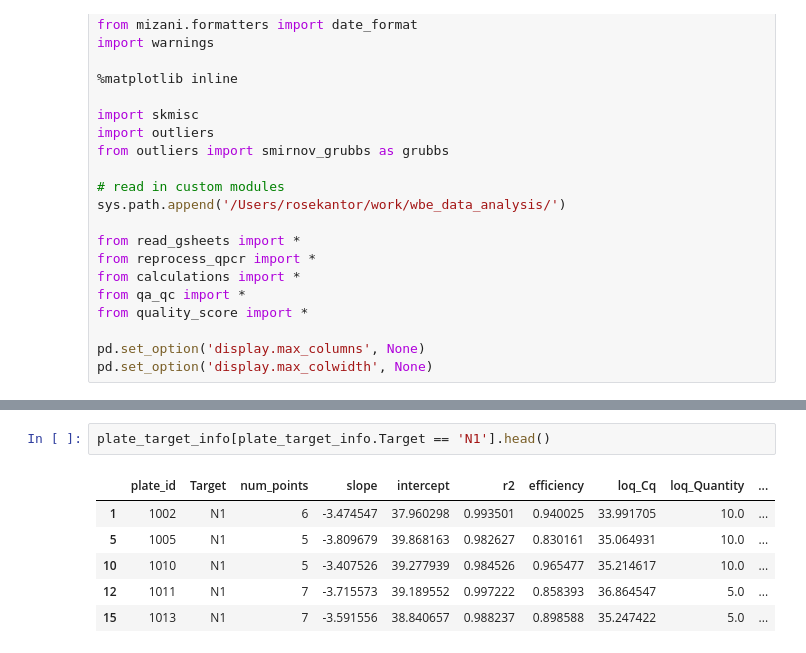
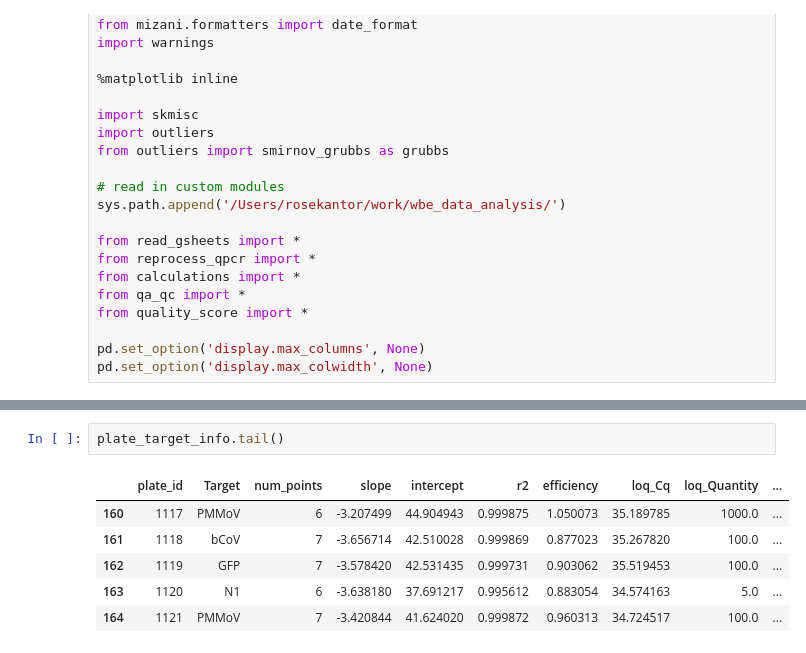
Before and after one commit to wastewaterlab/data_analysis, a Jupyter notebook: notebooks/testing_full_pipeline.ipynb, the cells around one changed output, grey strips where cells are left out. Drawn from its saved outputs; the diff is of its cells as text.

```diff
--- a/notebooks/testing_full_pipeline.ipynb
+++ b/notebooks/testing_full_pipeline.ipynb
@@ -130,13 +155,13 @@ sample_data_qpcr.head()
 | 2 | D_OSP_090120_1 | 1 | Unknown | [12.34061, 12.391810000000001, 12... | [334000000.0, 323000000.0, 319000... | [False, False, False] | [12.34061, 12.391810000000001, 12... | 12.380513 | ... |
 | 3 | D_SEP011_090120_1 | 1 | Unknown | [13.25419, 13.36752, 13.27834] | [182000000.0, 169000000.0, 179000... | [False, False, False] | [13.25419, 13.27834] | 13.300017 | ... |
 | 4 | D_SEP_RAW_090120_1 | 1 | Unknown | [13.359720000000001, 13.445279999... | [170000000.0, 160000000.0, 159000... | [False, False, False] | [13.359720000000001, 13.445279999... | 13.419417 | ... |
-# %%
-plate_target_info[plate_target_info.Target == 'N1'].head()
-# %% [output]
-|  | plate_id | Target | num_points | slope | intercept | r2 | efficiency | loq_Cq | loq_Quantity | ... |
-| 1 | 1002 | N1 | 6 | -3.474547 | 37.960298 | 0.993501 | 0.940025 | 33.991705 | 10.0 | ... |
-| 5 | 1005 | N1 | 5 | -3.809679 | 39.868163 | 0.982627 | 0.830161 | 35.064931 | 10.0 | ... |
-| 10 | 1010 | N1 | 5 | -3.407526 | 39.277939 | 0.984526 | 0.965477 | 35.214617 | 10.0 | ... |
-| 12 | 1011 | N1 | 7 | -3.715573 | 39.189552 | 0.997222 | 0.858393 | 36.864547 | 5.0 | ... |
-| 15 | 1013 | N1 | 7 | -3.591556 | 38.840657 | 0.988237 | 0.898588 | 35.247422 | 5.0 | ... |
+# %%
+plate_target_info.tail()
+# %% [output]
+|  | plate_id | Target | num_points | slope | intercept | r2 | efficiency | loq_Cq | loq_Quantity | ... |
+| 160 | 1117 | PMMoV | 6 | -3.207499 | 44.904943 | 0.999875 | 1.050073 | 35.189785 | 1000.0 | ... |
+| 161 | 1118 | bCoV | 7 | -3.656714 | 42.510028 | 0.999869 | 0.877023 | 35.267820 | 100.0 | ... |
+| 162 | 1119 | GFP | 7 | -3.578420 | 42.531435 | 0.999731 | 0.903062 | 35.519453 | 100.0 | ... |
+| 163 | 1120 | N1 | 6 | -3.638180 | 37.691217 | 0.995612 | 0.883054 | 34.574163 | 5.0 | ... |
+| 164 | 1121 | PMMoV | 7 | -3.420844 | 41.624020 | 0.999872 | 0.960313 | 34.724517 | 100.0 | ... |
 # %%
```
Also changed, not shown: parts of 18 cells of this notebook.
